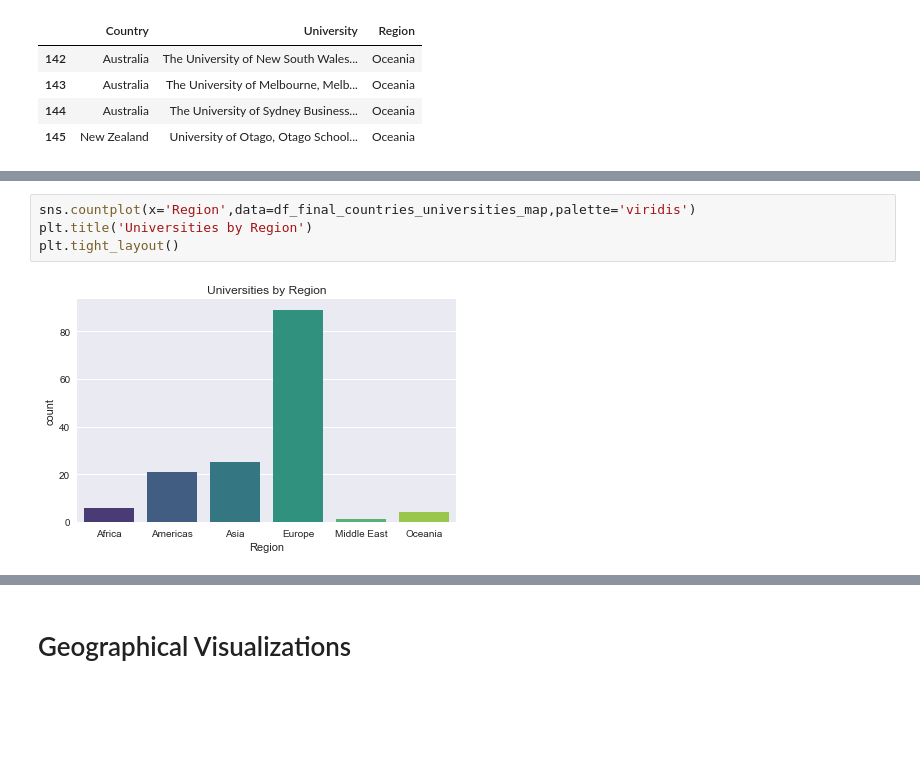
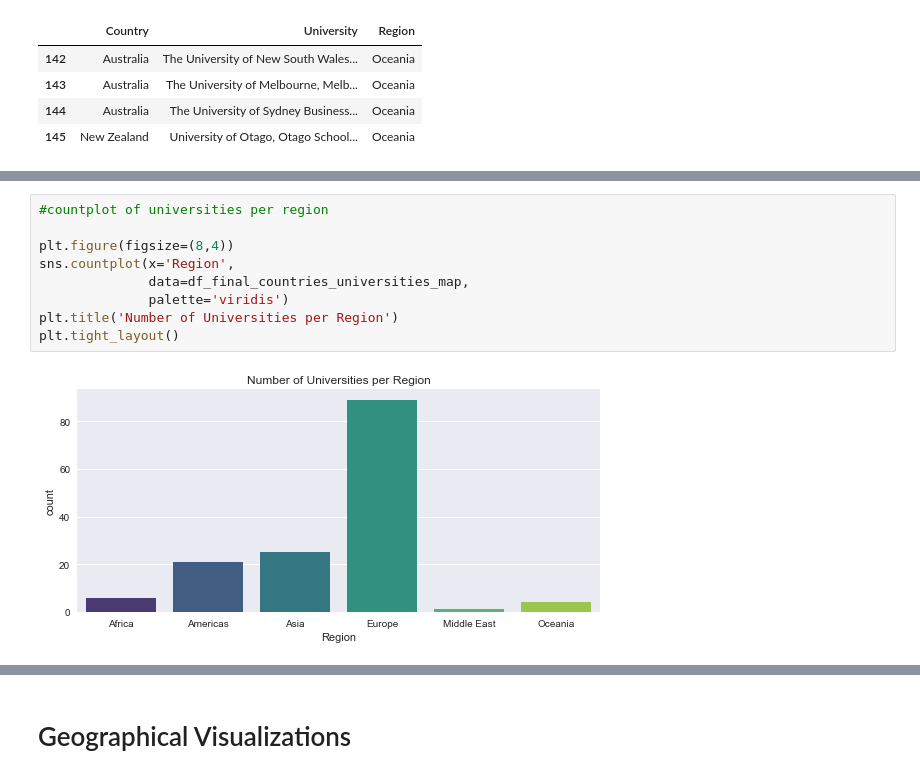
Before and after one commit to alexvmt/University-of-Cologne-Partner-Universities-2018, a Jupyter notebook: university of cologne partner universities 2018.ipynb, the cells around one changed output, grey strips where cells are left out. Saved outputs shown, nothing was run; the diff lists cells and outputs as text; blank space fills up the shorter version.

Commit message:
exploratory data analysis and visualizations

```diff
--- a/university of cologne partner universities 2018.ipynb
+++ b/university of cologne partner universities 2018.ipynb
@@ -328,6 +337,11 @@ Name: Country, dtype: int64
 # %%
-sns.countplot(x='Region',data=df_final_countries_universities_map,palette='viridis')
-plt.title('Universities by Region')
+#countplot of universities per region
+
+plt.figure(figsize=(8,4))
+sns.countplot(x='Region',
+              data=df_final_countries_universities_map,
+              palette='viridis')
+plt.title('Number of Universities per Region')
 plt.tight_layout()
 # %% [output]
-[figure, old version]
+[figure, new version]
```
Also changed, not shown: parts of 9 cells of this notebook.
